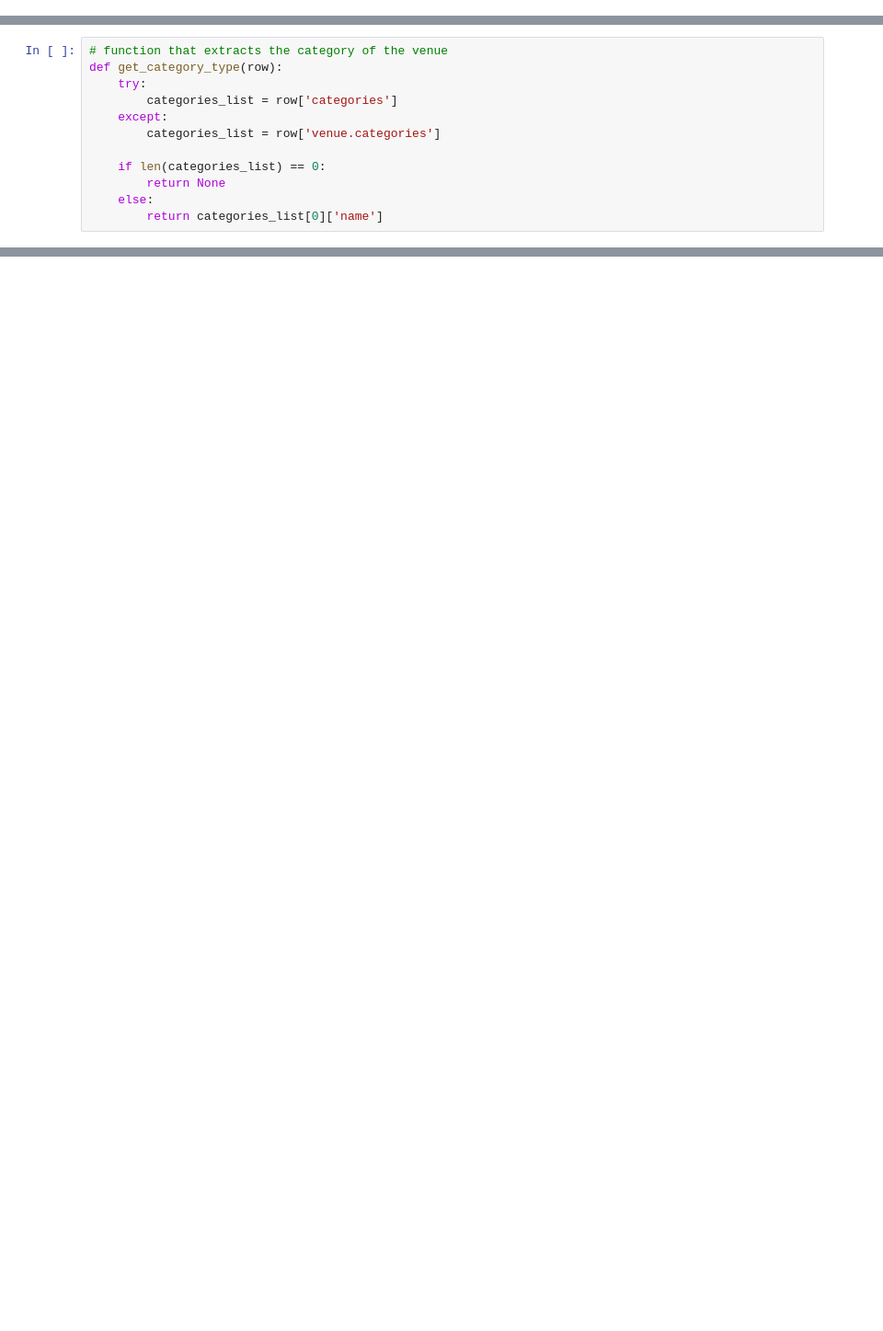
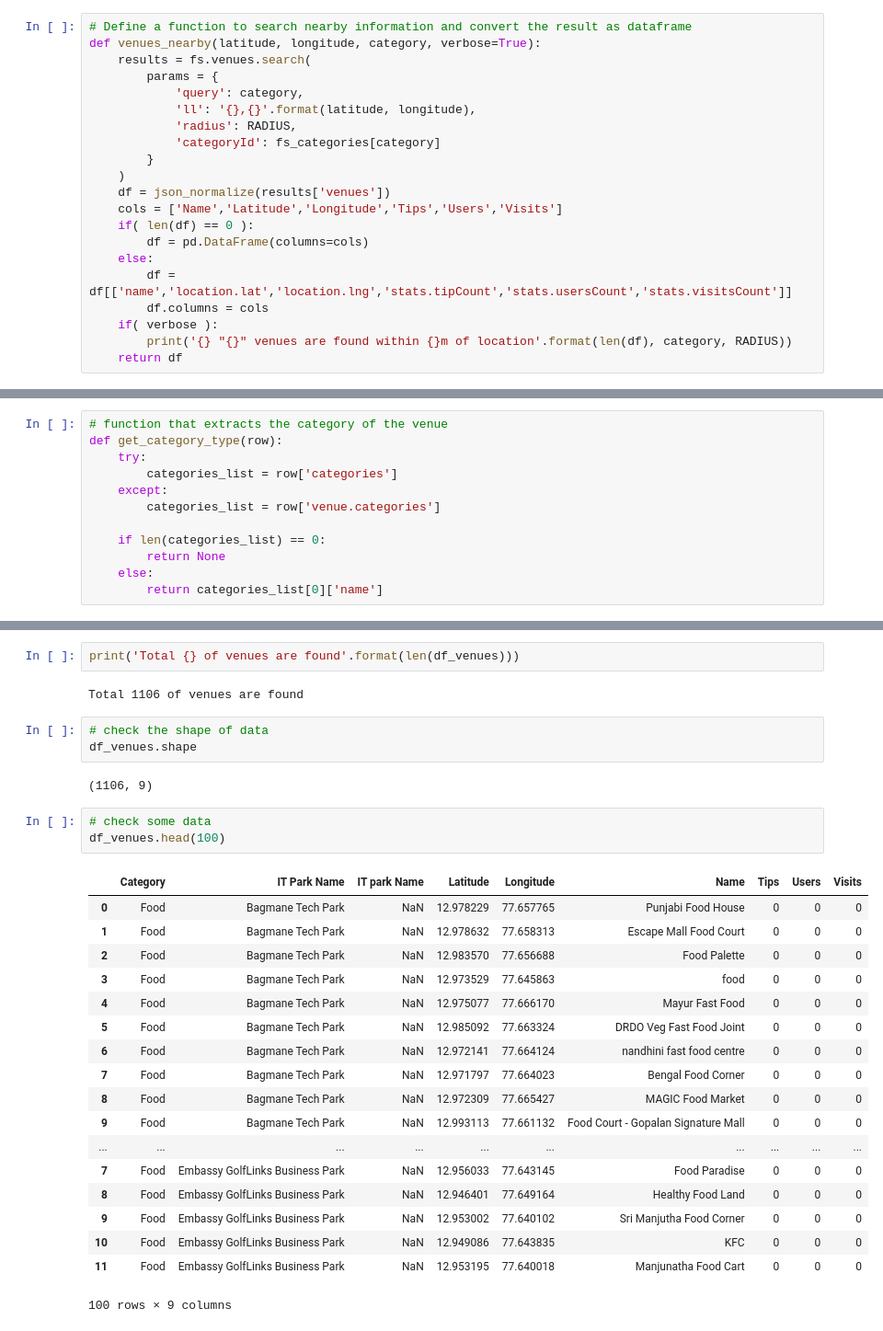
Before and after one commit to Aditya2710/Coursera_Capstone, a Jupyter notebook: Capstone Project - The Battle of Neighborhoods .ipynb, the cells around one changed output, grey strips where cells are left out. Shown: that part at 92% size. Saved outputs shown, nothing was run; the diff lists cells and outputs as text; blank space fills up the shorter version.

```diff
--- a/Capstone Project - The Battle of Neighborhoods .ipynb
+++ b/Capstone Project - The Battle of Neighborhoods .ipynb
@@ -156,0 +333,21 @@ CLIENT_SECRET:AD3MSB2U4MLVBBTK5YMNYBF2ULA5J4JSN3LO5NVWMQY4BEBD
+# %%
+# Define a function to search nearby information and convert the result as dataframe
+def venues_nearby(latitude, longitude, category, verbose=True):
+    results = fs.venues.search(
+        params = {
+            'query': category,
+            'll': '{},{}'.format(latitude, longitude),
+            'radius': RADIUS,
+            'categoryId': fs_categories[category]
+        }
+    )
+    df = json_normalize(results['venues'])
+    cols = ['Name','Latitude','Longitude','Tips','Users','Visits']
+    if( len(df) == 0 ):
+        df = pd.DataFrame(columns=cols)
+    else:
+        df = df[['name','location.lat','location.lng','stats.tipCount','stats.usersCount','stats.visitsCount']]
+        df.columns = cols
+    if( verbose ):
+        print('{} "{}" venues are found within {}m of location'.format(len(df), category, RADIUS))
+    return df
@@ -249,0 +553,31 @@ print('{} venues were returned by Foursquare.'.format(nearby_venues.shape[0]))
+# %%
+print('Total {} of venues are found'.format(len(df_venues)))
+# %% [output]
+Total 1106 of venues are found
+# %%
+# check the shape of data
+df_venues.shape
+# %% [output]
+(1106, 9)
+# %%
+# check some data
+df_venues.head(100)
+# %% [output]
+|  | Category | IT Park Name | IT park Name | Latitude | Longitude | Name | Tips | Users | Visits |
+| 0 | Food | Bagmane Tech Park | NaN | 12.978229 | 77.657765 | Punjabi Food House | 0 | 0 | 0 |
+| 1 | Food | Bagmane Tech Park | NaN | 12.978632 | 77.658313 | Escape Mall Food Court | 0 | 0 | 0 |
+| 2 | Food | Bagmane Tech Park | NaN | 12.983570 | 77.656688 | Food Palette | 0 | 0 | 0 |
+| 3 | Food | Bagmane Tech Park | NaN | 12.973529 | 77.645863 | food | 0 | 0 | 0 |
+| 4 | Food | Bagmane Tech Park | NaN | 12.975077 | 77.666170 | Mayur Fast Food | 0 | 0 | 0 |
+| 5 | Food | Bagmane Tech Park | NaN | 12.985092 | 77.663324 | DRDO Veg Fast Food Joint | 0 | 0 | 0 |
+| 6 | Food | Bagmane Tech Park | NaN | 12.972141 | 77.664124 | nandhini fast food centre | 0 | 0 | 0 |
+| 7 | Food | Bagmane Tech Park | NaN | 12.971797 | 77.664023 | Bengal Food Corner | 0 | 0 | 0 |
+| 8 | Food | Bagmane Tech Park | NaN | 12.972309 | 77.665427 | MAGIC Food Market | 0 | 0 | 0 |
+| 9 | Food | Bagmane Tech Park | NaN | 12.993113 | 77.661132 | Food Court - Gopalan Signature Mall | 0 | 0 | 0 |
+| ... | ... | ... | ... | ... | ... | ... | ... | ... | ... |
+| 7 | Food | Embassy GolfLinks Business Park | NaN | 12.956033 | 77.643145 | Food Paradise | 0 | 0 | 0 |
+| 8 | Food | Embassy GolfLinks Business Park | NaN | 12.946401 | 77.649164 | Healthy Food Land | 0 | 0 | 0 |
+| 9 | Food | Embassy GolfLinks Business Park | NaN | 12.953002 | 77.640102 | Sri Manjutha Food Corner | 0 | 0 | 0 |
+| 10 | Food | Embassy GolfLinks Business Park | NaN | 12.949086 | 77.643835 | KFC | 0 | 0 | 0 |
+| 11 | Food | Embassy GolfLinks Business Park | NaN | 12.953195 | 77.640018 | Manjunatha Food Cart | 0 | 0 | 0 |
+100 rows × 9 columns
```
Also changed, not shown: parts of 101 cells of this notebook.
